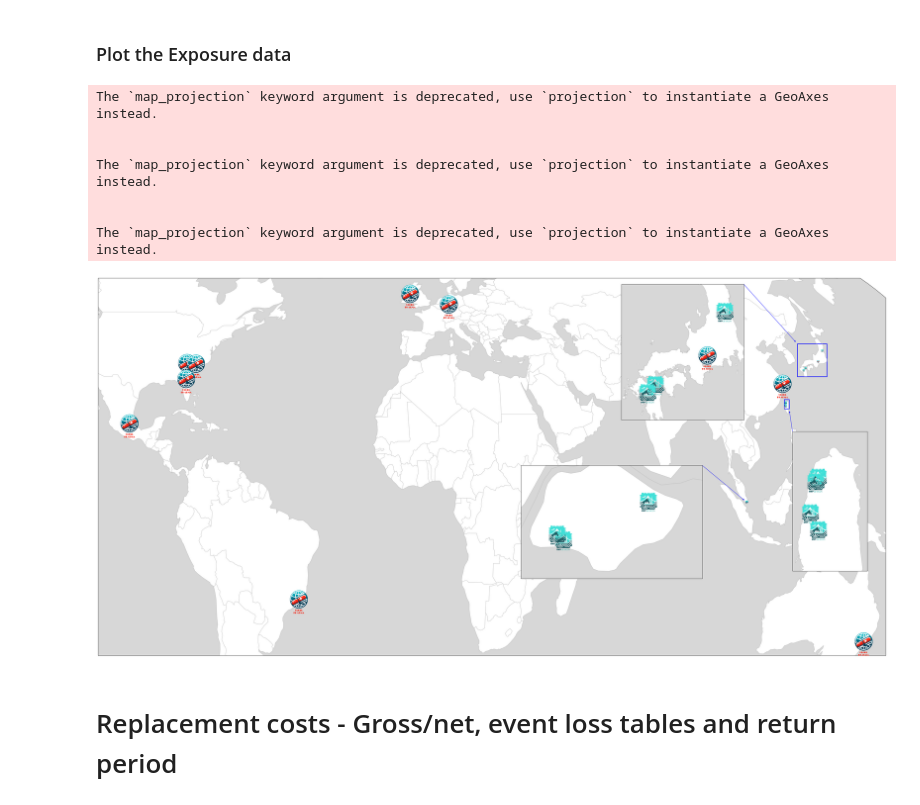
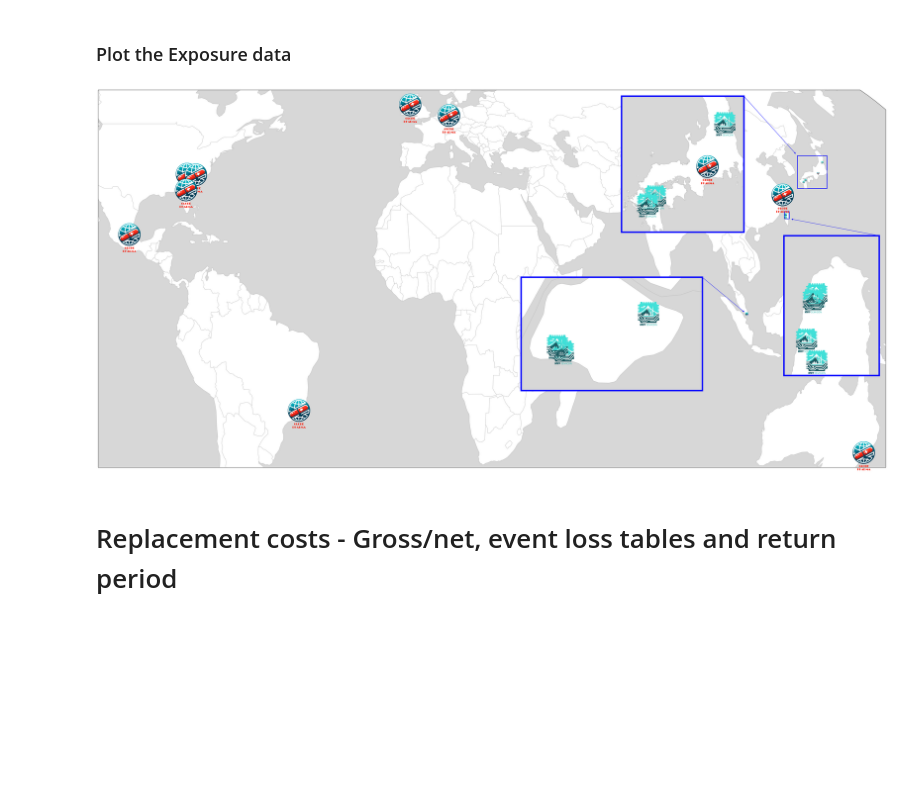
Before and after one commit to viggowat/202312_TCFD_project, a Jupyter notebook: company_analysis.ipynb, the cells around one changed output. Saved outputs shown, nothing was run; the diff lists cells and outputs as text; code cells hidden in the pictures; blank space fills up the shorter version.

```diff
--- a/company_analysis.ipynb
+++ b/company_analysis.ipynb
@@ -281,9 +292,10 @@ Logo_Pharma = 'Logos/Logo_Globe_Pharma.png'  # Update this path
 img_Semi = mpimg.imread(Logo_Semi)
 img_Pharma = mpimg.imread(Logo_Pharma)
 
-zoom_main = 0.08
+zoom_main = 0.1
 zoom_inset = zoom_main
 zoom_inset_rect = 0.01
+inset_frame_width = 5
 
 # Function to add an image at a given (x, y) location
 def plot_image_at_location(x, y, image, ax, zoom=0.015):
@@ -298,7 +310,7 @@ def plot_image_at_location(x, y, image, ax, zoom=0.015):
 # Coordinates in meters in the Eckert IV projection to be transformed
 x_min_world, x_max_world, y_min_world, y_max_world = 9.74e6, 9.78e6, 0.165e6, 0.19e6
 x_min_jpn, x_max_jpn, y_min_jpn, y_max_jpn = 11.3e6, 12.2e6, 4.0e6, 5.0e6
-x_min_twn, x_max_twn, y_min_twn, y_max_twn = 10.9e6, 11.05e6, 3.02e6, 3.3e6
+x_min_twn, x_max_twn, y_min_twn, y_max_twn = 10.9e6, 11.05e6, 3.08e6, 3.3e6
 x_min_sing, x_max_sing, y_min_sing, y_max_sing = 9.74e6, 9.78e6, 0.165e6, 0.19e6
 
 
@@ -415,12 +427,17 @@ con = ConnectionPatch(xyA=xyA, xyB=xyB, coordsA=coordsA, coordsB=coordsB,
 ax_inset_jpn.add_artist(con)
 
 
+# Assuming ax_inset_mal is your inset axes
+for spine in ax_inset_jpn.spines.values():
+    spine.set_edgecolor('blue')  # Set the color of the frame to blue
+    spine.set_linewidth(inset_frame_width)       # Set the thickness of the frame
+
 
 
 
 # Create an inset Axes based on x_min, x_max, y_min, y_max
 ax_inset_twn = inset_axes(ax_main, width="50%", height="50%", loc='lower left',
-                    bbox_to_anchor=(0.742, 0.22, 0.74, 0.74),
+                    bbox_to_anchor=(0.744, 0.24, 0.74, 0.74),
                     bbox_transform=ax_main.transAxes,
                     axes_class=cartopy.mpl.geoaxes.GeoAxes,
                     axes_kwargs=dict(map_projection=ccrs.EckertIV()))
@@ -435,6 +452,11 @@ ax_inset_twn.add_feature(cfeature.COASTLINE, edgecolor='#BDBDBD')
 ax_inset_twn.add_feature(cfeature.BORDERS, edgecolor='#BDBDBD')
 ax_inset_twn.add_feature(ctp.feature.OCEAN,facecolor='#D7D7D7')
 ax_inset_twn.set_global()
+
+# Assuming ax_inset_mal is your inset axes
+for spine in ax_inset_twn.spines.values():
+    spine.set_edgecolor('blue')  # Set the color of the frame to blue
+    spine.set_linewidth(inset_frame_width)       # Set the thickness of the frame
 
 # Coordinates in meters in the Eckert IV projection to be transformed
 x_min, x_max, y_min, y_max = x_min_twn, x_max_twn, y_min_twn, y_max_twn
@@ -467,7 +489,7 @@ rectangle = mpatches.Rectangle((x_min, y_min), x_max - x_min, y_max - y_min,
 ax_main.add_patch(rectangle)
 
 # After defining each inset, draw a line from the rectangle to the inset
-xyA = (0, 1)  # coordinates to start the line in the inset (bottom left corner)
+xyA = (1, 1)  # coordinates to start the line in the inset (bottom left corner)
 xyB = (x_max, y_min)  # coordinates to end the line in the main plot
 coordsA = "axes fraction"
 coordsB = "data"
@@ -505,6 +527,11 @@ ax_inset_mal.add_feature(cfeature.BORDERS, edgecolor='#BDBDBD')
 ax_inset_mal.add_feature(ctp.feature.OCEAN,facecolor='#D7D7D7')
 ax_inset_mal.set_global()
 
+# Assuming ax_inset_mal is your inset axes
+for spine in ax_inset_mal.spines.values():
+    spine.set_edgecolor('blue')  # Set the color of the frame to blue
+    spine.set_linewidth(inset_frame_width)       # Set the thickness of the frame
+
 # Coordinates in meters in the Eckert IV projection to be transformed
 x_min, x_max, y_min, y_max = x_min_sing, x_max_sing, y_min_sing, y_max_sing
 
@@ -518,42 +545,44 @@ for xi, yi, zi in zip(x, y, z):
     x_proj, y_proj = ax_inset_jpn.projection.transform_point(xi, yi, src_crs=ccrs.PlateCarree())
 
     # Plot if the coordinates are within the extent
     if x_proj < x_min or x_proj > x_max or y_proj < y_min or y_proj > y_max:
         continue
     else:
         img = img_Pharma if zi == 1.0 else img_Semi
         plot_image_at_location(xi, yi, img, ax_inset_mal, zoom=zoom_inset)
 
 
 # Draw a rectangle on the main map to indicate the area shown in the inset
 # Transform the Eckert IV projection coordinates to the figure's coordinate system
 transform = ccrs.EckertIV()._as_mpl_transform(ax_main)
 rectangle = mpatches.Rectangle((x_min, y_min), x_max - x_min, y_max - y_min,
                             edgecolor='blue', facecolor='none',
-                            transform=transform, linewidth=2)
+                            transform=transform, linewidth=4)
 ax_main.add_patch(rectangle)
 
 # After defining each inset, draw a line from the rectangle to the inset
 xyA = (1, 1)  # coordinates to start the line in the inset (bottom left corner)
 xyB = (x_min, y_max)  # coordinates to end the line in the main plot
 coordsA = "axes fraction"
 coordsB = "data"
 con = ConnectionPatch(xyA=xyA, xyB=xyB, coordsA=coordsA, coordsB=coordsB,
                       axesA=ax_inset_mal, axesB=ax_main,
                       arrowstyle="-|>", shrinkB=8, color="blue")
 ax_inset_mal.add_artist(con)
 
+transform = ccrs.EckertIV()._as_mpl_transform(ax_main)
+rectangle = mpatches.Rectangle((x_min, y_min), x_max - x_min, y_max - y_min,
+                               edgecolor='blue', facecolor='none',
+                               transform=transform, linewidth=4) # Adjust linewidth here for thickness
+ax_main.add_patch(rectangle)
+
+# Save figure in high resolution
+plt.savefig("Map Company.png", dpi=300, bbox_inches='tight', pad_inches=0.1)
+plt.savefig("Map Company.pdf", bbox_inches='tight', pad_inches=0.1)
 
 plt.show()
 # %% [output]
-The `map_projection` keyword argument is deprecated, use `projection` to instantiate a GeoAxes instead.
-
-
-The `map_projection` keyword argument is deprecated, use `projection` to instantiate a GeoAxes instead.
-
-
-The `map_projection` keyword argument is deprecated, use `projection` to instantiate a GeoAxes instead.
-[figure, old version]
+[figure, new version]
 # %% [markdown]
 # Replacement costs - Gross/net, event loss tables and return period
 # %% [markdown]
```
Also changed, not shown: parts of 24 cells of this notebook.
